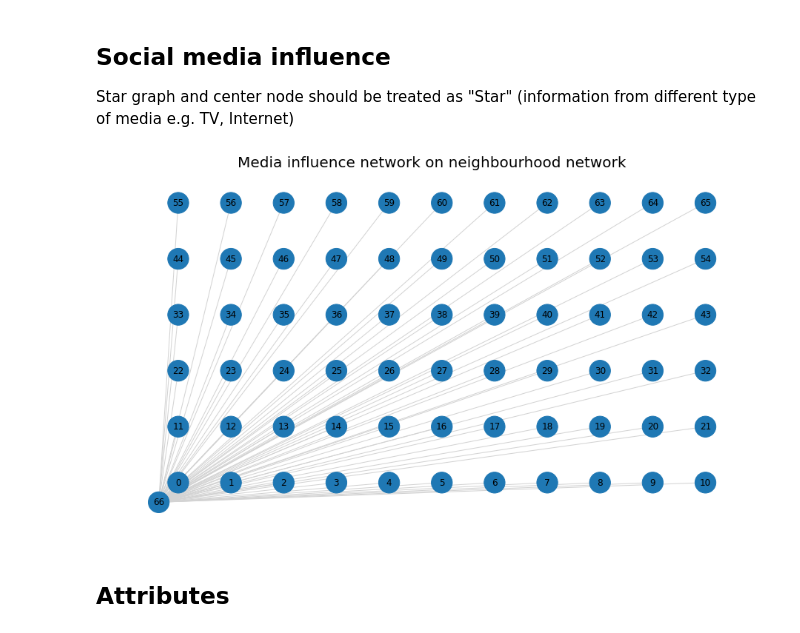
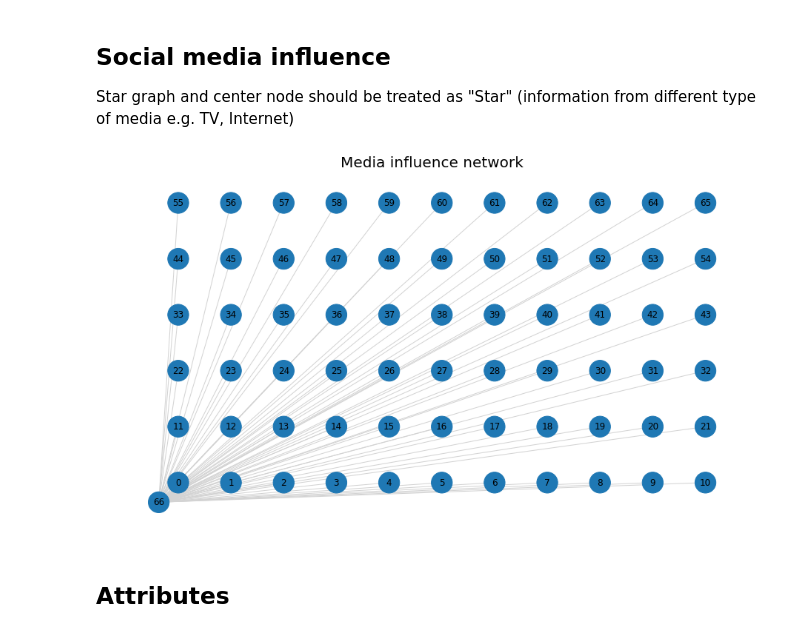
Before and after one commit to dpalatynski/Master-Thesis, a Jupyter notebook: Networks - small neighbourhood.ipynb, the cells around one changed output. Saved outputs shown, nothing was run; the diff lists cells and outputs as text; code cells hidden in the pictures.

```diff
--- a/Networks - small neighbourhood.ipynb
+++ b/Networks - small neighbourhood.ipynb
@@ -102,17 +108,18 @@ Star graph and center node should be treated as "Star" (information from differe
 # %%
 L = nx.star_graph(len(G))
 pos[66] = (-0.1, -0.1)
 mapping = {0:66, 66:0}
 L = nx.relabel_nodes(L, mapping)
 
 attrs = {(66, i): {"media": random.choices([-1, 1], [0.9, 0.1])} for i in range(len(G.nodes()))}
 nx.set_edge_attributes(L, attrs)
 
 plt.figure(figsize=(16, 9))
-plt.title('Media influence network on neighbourhood network', fontsize=20)
+plt.title('Media influence network', fontsize=20)
 nx.draw(L, edge_color=['lightgray']*len(G), pos=pos, with_labels=True, node_size=[800]*len(L))
+plt.savefig('media_network.eps', format='eps')
 # %% [output]
-[figure, old version]
+[figure, new version]
 # %% [markdown]
 ## Attributes
 # %%
```
Also changed, not shown: parts of 3 cells of this notebook, 18 other files.
